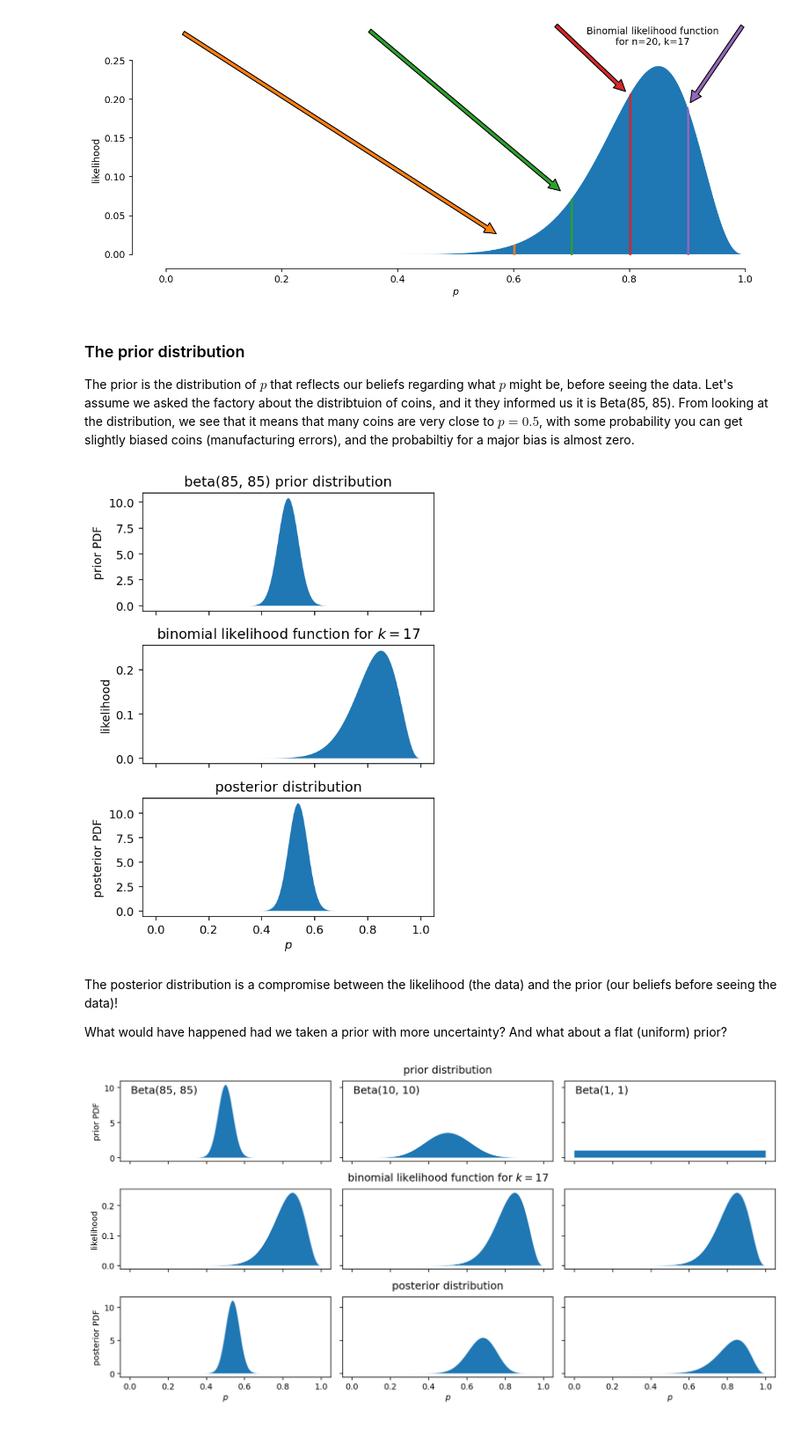
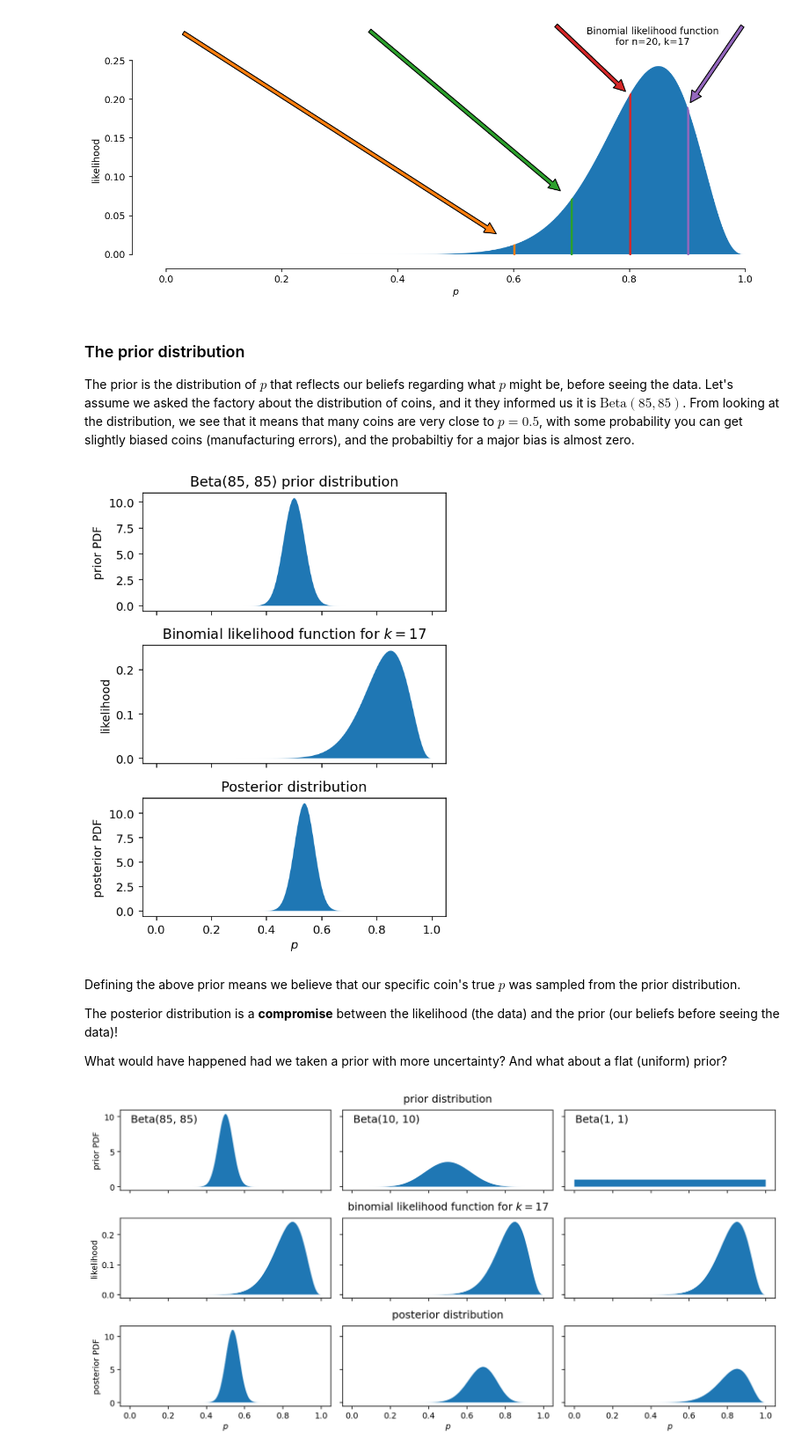
Before and after one commit to yuvalwas/MDAN-course, a Jupyter notebook: MDAN_T1_statistics.ipynb, the cells around one changed output. Shown: that part at 88% size. Drawn from its saved outputs; the diff is of its cells as text; code cells hidden in the pictures.

```diff
--- a/MDAN_T1_statistics.ipynb
+++ b/MDAN_T1_statistics.ipynb
@@ -155,5 +141,5 @@ sns.despine(trim=True, offset=5);
 [figure]
 # %% [markdown]
 ### The prior distribution
-The prior is the distribution of $p$ that reflects our beliefs regarding what $p$ might be, before seeing the data.  Let's assume we asked the factory about the distribtuion of coins, and it they informed us it is Beta(85, 85). From looking at the distribution, we see that it means that many coins are very close to $p=0.5$, with some probability you can get slightly biased coins (manufacturing errors), and the probabiltiy for a major bias is almost zero.
+The prior is the distribution of $p$ that reflects our beliefs regarding what $p$ might be, before seeing the data.  Let's assume we asked the factory about the distribution of coins, and it they informed us it is $\text{Beta}(85, 85)$. From looking at the distribution, we see that it means that many coins are very close to $p=0.5$, with some probability you can get slightly biased coins (manufacturing errors), and the probabiltiy for a major bias is almost zero.
 # %%
@@ -172,24 +158,26 @@ posterior /= sum(posterior) * p_step_size
 # %%
 #hidden
 #@title plot prior
-fig, axs = plt.subplots(3, 3, sharey='row', figsize=(12,6), sharex='col')
+fig, axs = plt.subplots(3, 3, sharey='row', sharex='col', figsize=(12,6))
 axs[0,0].fill_between(ps, prior)
 axs[0,0].set_ylabel('prior PDF')
-axs[0,0].set_title(f'beta{α,β} prior distribution');
+axs[0,0].set_title(f'Beta{α,β} prior distribution');
 axs[1,0].fill_between(ps, likelihood)
 axs[1,0].set_ylabel('likelihood')
-axs[1,0].set_title(f'binomial likelihood function for $k={k}$')
+axs[1,0].set_title(f'Binomial likelihood function for $k={k}$')
 axs[2,0].fill_between(ps, posterior)
 axs[2,0].set_xlabel('$p$')
 axs[2,0].set_ylabel('posterior PDF')
-axs[2,0].set_title('posterior distribution')
+axs[2,0].set_title('Posterior distribution')
 
 for ax in axs.T.flatten()[3:]: ax.set_visible(False)
 plt.tight_layout()
 # %% [output]
-[figure, old version]
+[figure, new version]
 # %% [markdown]
-The posterior distribution is a compromise between the likelihood (the data) and the prior (our beliefs before seeing the data)!
+Defining the above prior means we believe that our specific coin's true $p$ was sampled from the prior distribution.
+
+The posterior distribution is a **compromise** between the likelihood (the data) and the prior (our beliefs before seeing the data)!
 
 What would have happened had we taken a prior with more uncertainty? And what about a flat (uniform) prior?
 # %%
```
Also changed, not shown: parts of 37 cells of this notebook.
